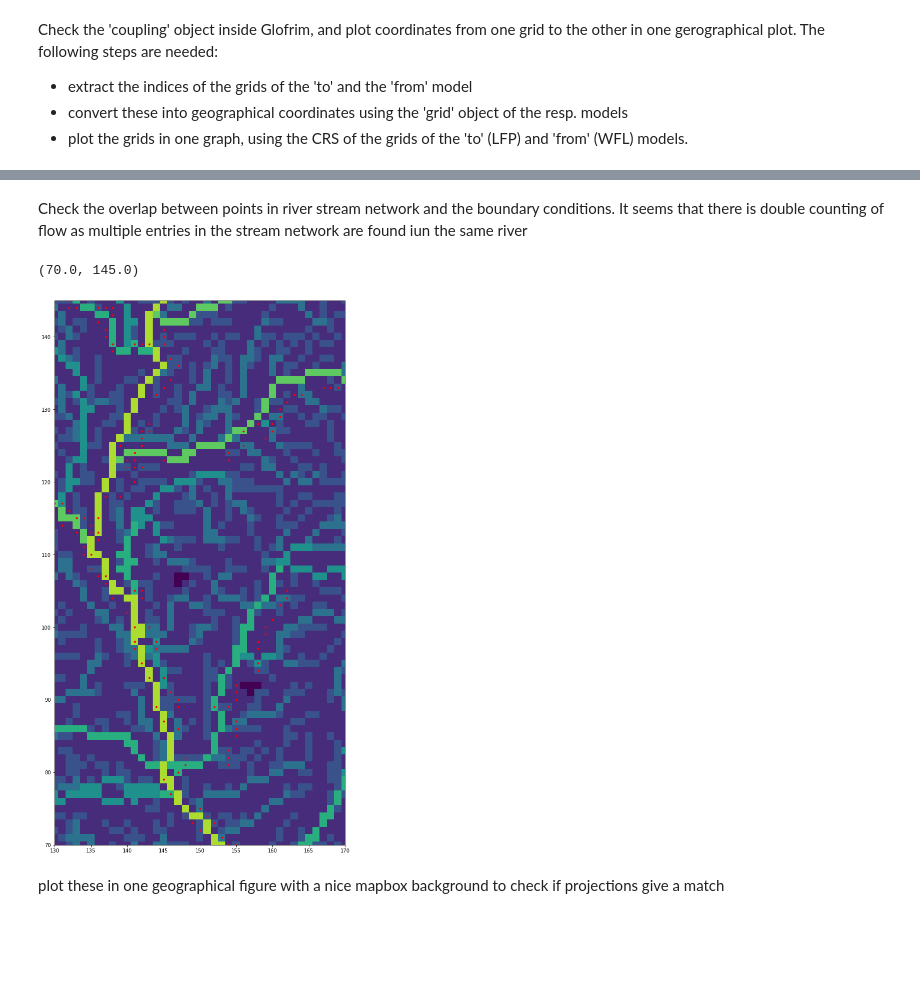
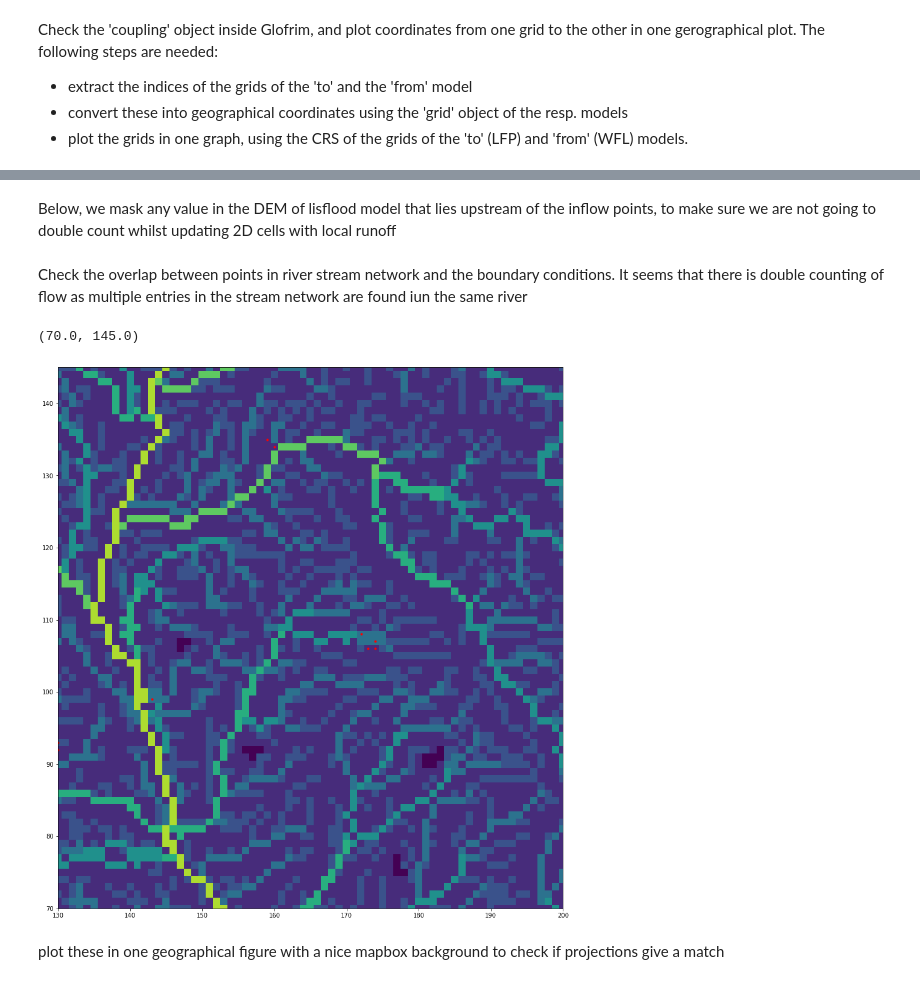
Before and after one commit to hcwinsemius/barotse, a Jupyter notebook: notebooks/run_wflow_lisflood.ipynb, the cells around one changed output, grey strips where cells are left out. Saved outputs shown, nothing was run; the diff lists cells and outputs as text; code cells hidden in the pictures; blank space fills up the shorter version.

```diff
--- a/notebooks/run_wflow_lisflood.ipynb
+++ b/notebooks/run_wflow_lisflood.ipynb
@@ -42,7 +42,7 @@ cbmi.initialize_config(config_fn) #, env_fn=env_fn)
 Set a start and end time interactively. Now just a couple of days for testing
 # %%
 t_start = datetime(2000,1,1)
-t_end = datetime(2000,1,11)
+t_end = datetime(2000,12,31)
 cbmi.set_start_time(t_start)
 cbmi.set_end_time(t_end)
 try:
@@ -173,0 +178,2 @@ Text(0, 0.5, 'y UTM 34S [m]')
+# %% [markdown]
+Below, we mask any value in the DEM of lisflood model that lies upstream of the inflow points, to make sure we are not going to double count whilst updating 2D cells with local runoff
@@ -176,13 +214,13 @@ Check the overlap between points in river stream network and the boundary condit
 # %%
 plt.figure(figsize=(15, 20))
 # plt.imshow(np.flipud(s_order), vmin=0, origin='lower', interpolation='nearest')
 plt.imshow(np.flipud(s_order), origin='lower', vmin=0, interpolation='nearest')
 plt.plot(np.array(col_from), np.array(row_from), 'r.')
-plt.xlim([130, 170])
+plt.xlim([130, 200])
 plt.ylim([70, 145])
 # %% [output]
 (70.0, 145.0)
-[figure, old version]
+[figure, new version]
 # %% [markdown]
 plot these in one geographical figure with a nice mapbox background to check if projections give a match
 # %%
```
Also changed, not shown: parts of 26 cells of this notebook, 4 other files.
